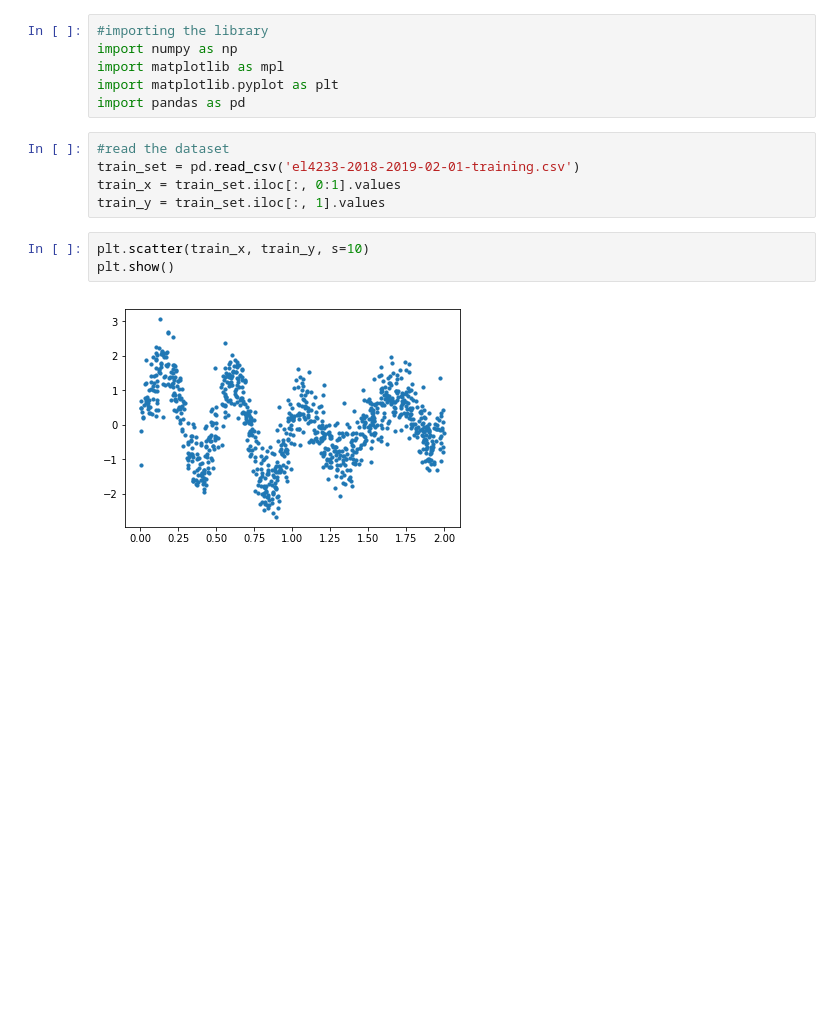
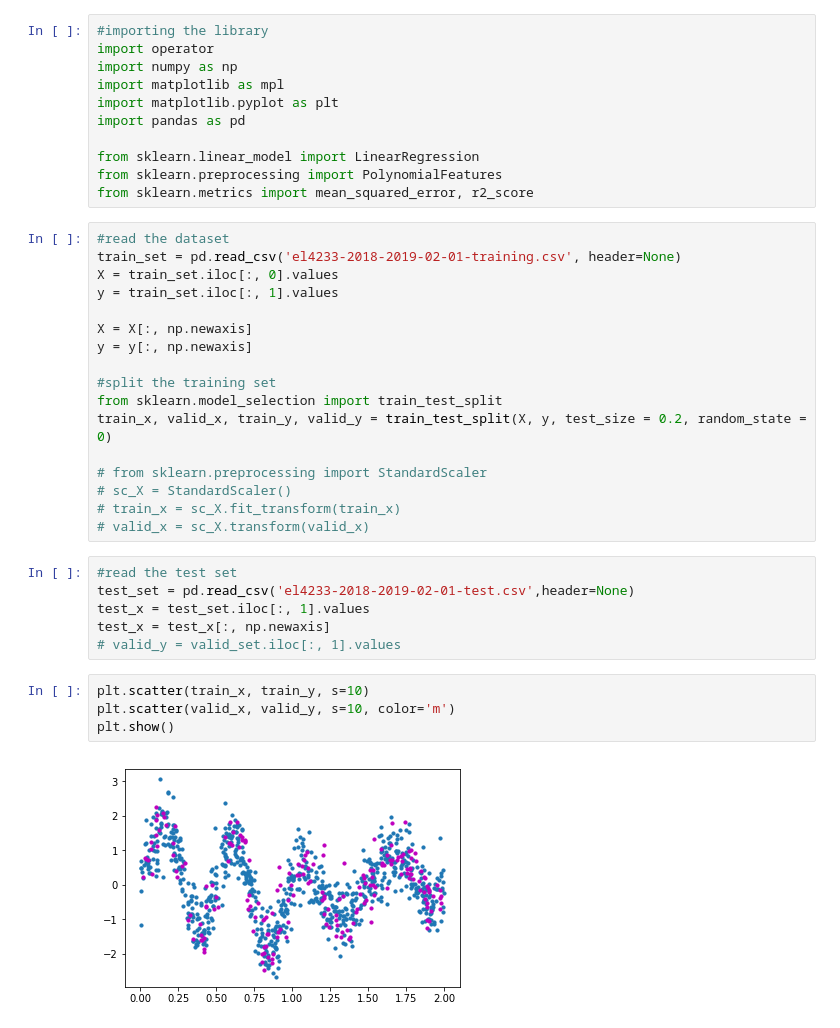
Before and after one commit to alessandroaw/dasken-1-polynomial-regression, a Jupyter notebook: Tugas 1.ipynb, the cells around one changed output. Cells and saved outputs as stored; diff of their text form; blank space fills up the shorter version.

```diff
--- a/Tugas 1.ipynb
+++ b/Tugas 1.ipynb
@@ -1,16 +1,40 @@
 # %%
 #importing the library
+import operator
 import numpy as np
 import matplotlib as mpl
 import matplotlib.pyplot as plt
 import pandas as pd
+
+from sklearn.linear_model import LinearRegression
+from sklearn.preprocessing import PolynomialFeatures
+from sklearn.metrics import mean_squared_error, r2_score
+# %%
+#read the dataset
+train_set = pd.read_csv('el4233-2018-2019-02-01-training.csv', header=None)
+X = train_set.iloc[:, 0].values
+y = train_set.iloc[:, 1].values
+
+X = X[:, np.newaxis]
+y = y[:, np.newaxis]
+
+#split the training set
+from sklearn.model_selection import train_test_split
+train_x, valid_x, train_y, valid_y = train_test_split(X, y, test_size = 0.2, random_state = 0)
+
+# from sklearn.preprocessing import StandardScaler
+# sc_X = StandardScaler()
+# train_x = sc_X.fit_transform(train_x)
+# valid_x = sc_X.transform(valid_x)
 # %%
-#read the dataset
-train_set = pd.read_csv('el4233-2018-2019-02-01-training.csv')
-train_x = train_set.iloc[:, 0:1].values
-train_y = train_set.iloc[:, 1].values
+#read the test set
+test_set = pd.read_csv('el4233-2018-2019-02-01-test.csv',header=None)
+test_x = test_set.iloc[:, 1].values
+test_x = test_x[:, np.newaxis]
+# valid_y = valid_set.iloc[:, 1].values
 # %%
 plt.scatter(train_x, train_y, s=10)
+plt.scatter(valid_x, valid_y, s=10, color='m')
 plt.show()
 # %% [output]
-[figure, old version]
+[figure, new version]
```
Also changed, not shown: parts of 13 cells of this notebook, 1 other file.
